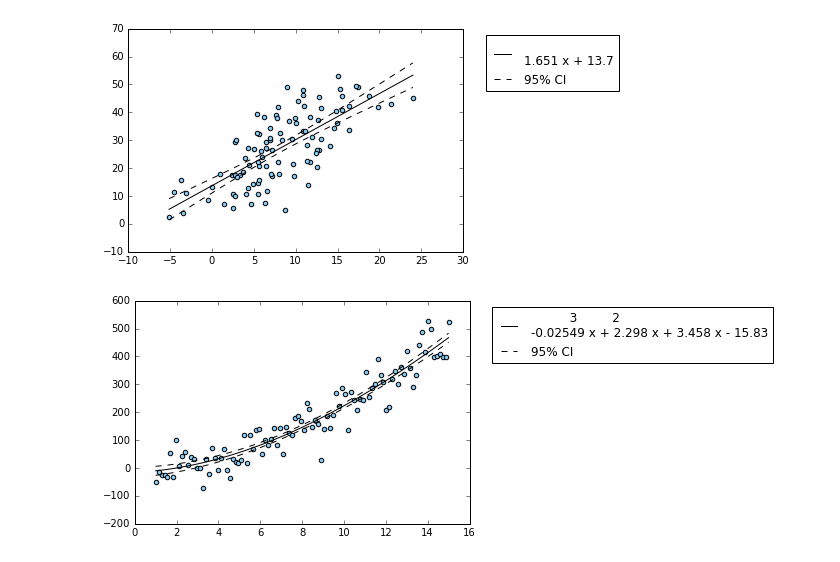
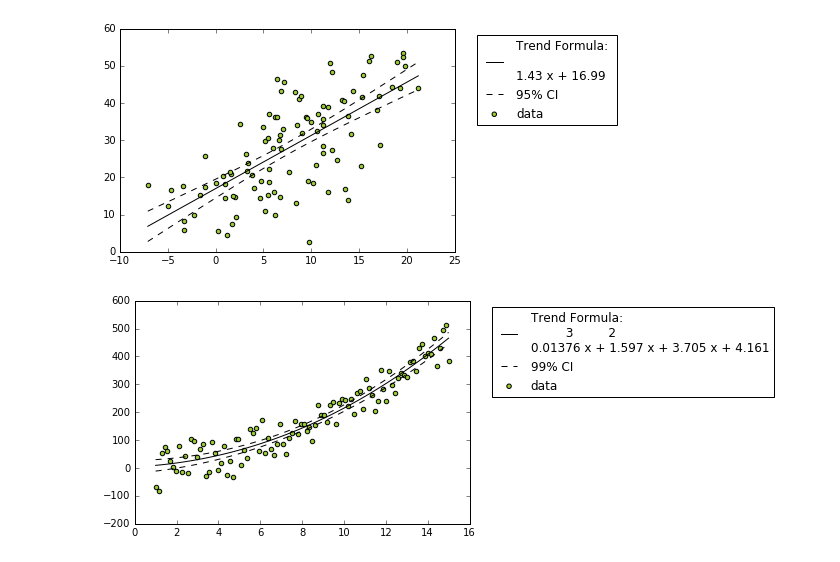
Before and after one commit to oerbilgin/toolbox, a Jupyter notebook: example_notebooks/linear_regression.ipynb, the cells around one changed output. Cells and saved outputs as stored; diff of their text form; code cells hidden in the pictures.

```diff
--- a/example_notebooks/linear_regression.ipynb
+++ b/example_notebooks/linear_regression.ipynb
@@ -7,41 +7,41 @@ import numpy as np
 # %%
 #make the dataset for order 1
 x = np.linspace(1, 15, 100)
 y = 3*x + 4
 x = np.random.normal(x, scale=4)
 y = np.random.normal(y, scale=4)
 fig, ax = plt.subplots()
-plt.scatter(x, y, c='lightskyblue')
+plt.scatter(x, y, c='yellowgreen', label='data')
 
 xfit, trend_fn, conf_dy = trendline(x, y, confint=True, conf=.95, poly=1)
 # plot trendline
-ax.plot(xfit, trend_fn(xfit), color='k', label='%s' %(trend_fn))
+ax.plot(xfit, trend_fn(xfit), color='k', label='Trend Formula: \n%s' %(trend_fn))
 
 # Plot confidence intervals of fit
 ax.plot(xfit, trend_fn(xfit)+conf_dy, color='k', linestyle='--', label='95% CI')
 ax.plot(xfit, trend_fn(xfit)-conf_dy, color='k', linestyle='--')
 
-ax.legend(loc='upper left', bbox_to_anchor=(1.05, 1.))
+ax.legend(loc='upper left', bbox_to_anchor=(1.05, 1.), scatterpoints=1)
 plt.show()
 # %% [output]
-[figure, old version]
+[figure, new version]
 # %%
 #make the dataset for order 2
 x = np.linspace(1, 15, 100)
 y = 2*x**2 + x + 4
 y = np.random.normal(y, scale=50)
 fig, ax = plt.subplots()
-plt.scatter(x, y, c='lightskyblue')
+plt.scatter(x, y, c='yellowgreen', label='data')
 
-xfit, trend_fn, conf_dy = trendline(x, y, confint=True, conf=.95, poly=3)
+xfit, trend_fn, conf_dy = trendline(x, y, confint=True, conf=.99, poly=3)
 # plot trendline
-ax.plot(xfit, trend_fn(xfit), color='k', label='%s' %(trend_fn))
+ax.plot(xfit, trend_fn(xfit), color='k', label='Trend Formula: \n%s' %(trend_fn))
 
 # Plot confidence intervals of fit
-ax.plot(xfit, trend_fn(xfit)+conf_dy, color='k', linestyle='--', label='95% CI')
+ax.plot(xfit, trend_fn(xfit)+conf_dy, color='k', linestyle='--', label='99% CI')
 ax.plot(xfit, trend_fn(xfit)-conf_dy, color='k', linestyle='--')
 
-ax.legend(loc='upper left', bbox_to_anchor=(1.05, 1.))
+ax.legend(loc='upper left', bbox_to_anchor=(1.05, 1.), scatterpoints=1)
 plt.show()
 # %% [output]
-[figure, old version]
+[figure, new version]
```
Also changed, not shown: 4 other files.
